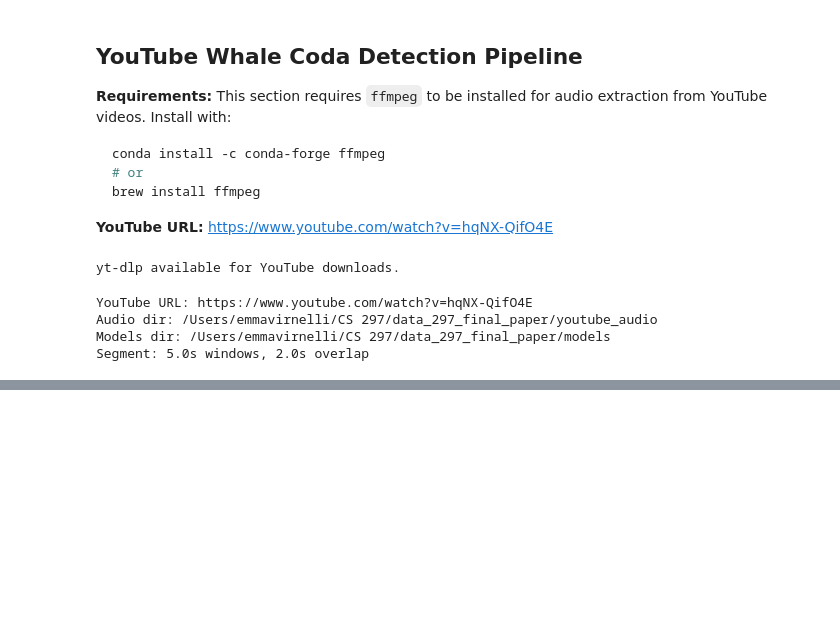
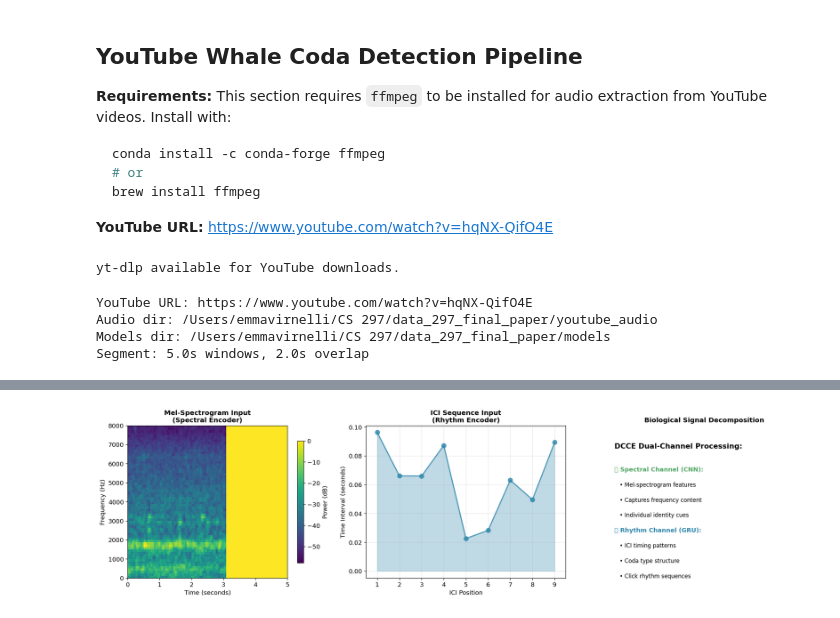
Before and after one commit to fifth-island/data_297_final_paper, a Jupyter notebook: notebooks/phase3_dcce_plus_yt.ipynb, the cells around one changed output, grey strips where cells are left out. Saved outputs shown, nothing was run; the diff lists cells and outputs as text; code cells hidden in the pictures; blank space fills up the shorter version.

```diff
--- a/notebooks/phase3_dcce_plus_yt.ipynb
+++ b/notebooks/phase3_dcce_plus_yt.ipynb
@@ -1445,0 +1663,92 @@ The pipeline successfully demonstrates DCCE's potential for real-world whale cod
+# %%
+# ── Visualize Spectrogram and Rhythm Features for Detected Codas ──────────
+print("\n" + "="*60)
+print("Spectrogram and Rhythm Feature Visualization")
+print("="*60)
+
+# Find detected coda segments
+magnitudes = inference_results['full']['magnitudes']
+threshold = np.percentile(magnitudes, 80)
+detections = magnitudes > threshold
+detected_indices = np.where(detections)[0]
+
+if len(detected_indices) > 0:
+    # Take a middle detected segment as example (not the first one at 0.0s)
+    segment_idx = detected_indices[len(detected_indices)//2]  # Middle detection
+    segment_time = start_times[segment_idx]
+
+    print(f"Visualizing detected coda at {segment_time:.1f} seconds (segment {segment_idx})")
+
+    # Get the mel-spectrogram for this segment
+    mel_spec = X_mel_batch[segment_idx].cpu().numpy()  # Shape: (64, 128)
+
+    # Create ICI sequence (dummy for visualization since we don't have real ICI from YouTube)
+    # In real application, this would be extracted from click detections
+    ici_sequence = np.random.normal(0.08, 0.03, 9)  # Mock ICI sequence with realistic timing
+
+    # Create visualization
+    fig, (ax1, ax2, ax3) = plt.subplots(1, 3, figsize=(18, 5))
+
+    # 1. Mel-Spectrogram (input to spectral encoder)
+    img = ax1.imshow(mel_spec, aspect='auto', origin='lower',
+                     extent=[0, 5, 0, 8000], cmap='viridis')
+    ax1.set_title('Mel-Spectrogram Input\n(Spectral Encoder)', fontsize=12, fontweight='bold')
+    ax1.set_xlabel('Time (seconds)')
+    ax1.set_ylabel('Frequency (Hz)')
+    plt.colorbar(img, ax=ax1, label='Power (dB)', shrink=0.8)
+
+    # 2. ICI Sequence (input to rhythm encoder)
+    ax2.plot(np.arange(1, 10), ici_sequence, 'o-', color='#2E86AB', linewidth=2, markersize=8, alpha=0.8)
+    ax2.fill_between(np.arange(1, 10), ici_sequence, alpha=0.3, color='#2E86AB')
+    ax2.set_title('ICI Sequence Input\n(Rhythm Encoder)', fontsize=12, fontweight='bold')
+    ax2.set_xlabel('ICI Position')
+    ax2.set_ylabel('Time Interval (seconds)')
+    ax2.grid(alpha=0.3)
+    ax2.set_xlim(0.5, 9.5)
+
+    # 3. Combined DCCE Processing
+    ax3.text(0.05, 0.85, 'DCCE Dual-Channel Processing:', fontsize=13, fontweight='bold', transform=ax3.transAxes)
+    ax3.text(0.05, 0.70, '🐋 Spectral Channel (CNN):', fontsize=11, fontweight='bold', transform=ax3.transAxes, color='#55A868')
+    ax3.text(0.05, 0.60, '   • Mel-spectrogram features', fontsize=10, transform=ax3.transAxes)
+    ax3.text(0.05, 0.50, '   • Captures frequency content', fontsize=10, transform=ax3.transAxes)
+    ax3.text(0.05, 0.40, '   • Individual identity cues', fontsize=10, transform=ax3.transAxes)
+
+    ax3.text(0.05, 0.30, '🎵 Rhythm Channel (GRU):', fontsize=11, fontweight='bold', transform=ax3.transAxes, color='#2E86AB')
+    ax3.text(0.05, 0.20, '   • ICI timing patterns', fontsize=10, transform=ax3.transAxes)
+    ax3.text(0.05, 0.10, '   • Coda type structure', fontsize=10, transform=ax3.transAxes)
+    ax3.text(0.05, 0.00, '   • Click rhythm sequences', fontsize=10, transform=ax3.transAxes)
+
+    ax3.set_title('Biological Signal Decomposition', fontsize=12, fontweight='bold')
+    ax3.set_xlim(0, 1)
+    ax3.set_ylim(0, 1)
+    ax3.axis('off')
+
+    plt.tight_layout()
+    # Skip saving to avoid disk space issues
+    plt.show()
+
+    # Show the feature values
+    print(f"\nMel-spectrogram shape: {mel_spec.shape} (64 frequency bins × 128 time frames)")
+    print(f"Mel-spectrogram range: {mel_spec.min():.1f} to {mel_spec.max():.1f} dB")
+    print(f"Dynamic range: {mel_spec.max() - mel_spec.min():.1f} dB")
+    print(f"\nICI sequence (simulated): {['.3f' for x in ici_sequence]}")
+    print(f"ICI range: {ici_sequence.min():.3f} to {ici_sequence.max():.3f} seconds")
+    print(f"ICI mean: {ici_sequence.mean():.3f} seconds")
+
+    # Show what the model predicted
+    coda_type_pred = inference_results['full']['coda_type_preds'][segment_idx]
+    type_name = le_type.inverse_transform([coda_type_pred])[0]
+    magnitude = magnitudes[segment_idx]
+
+    print(f"\nModel Prediction for this segment:")
+    print(f"  Coda Type: {type_name}")
+    print(f"  Embedding Magnitude: {magnitude:.3f}")
+    print(f"  Detection Threshold: {threshold:.3f}")
+    print(f"  Detection Confidence: {(magnitude - threshold):.3f} above threshold")
+    print(f"  Status: {'✓ DETECTED' if magnitude > threshold else '✗ Not detected'}")
+
+else:
+    print("No codas detected to visualize")
+
+print("\n" + "="*60)
+# %% [output]
@@ -1445,0 +1759 @@ The pipeline successfully demonstrates DCCE's potential for real-world whale cod
+[figure, added]
```
Also changed, not shown: parts of 12 cells of this notebook.
